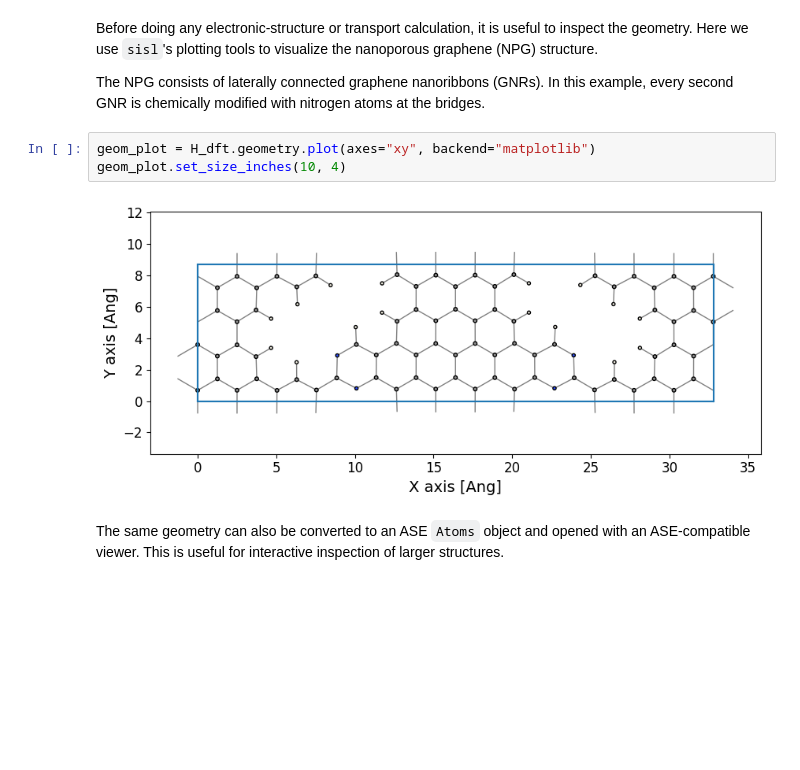
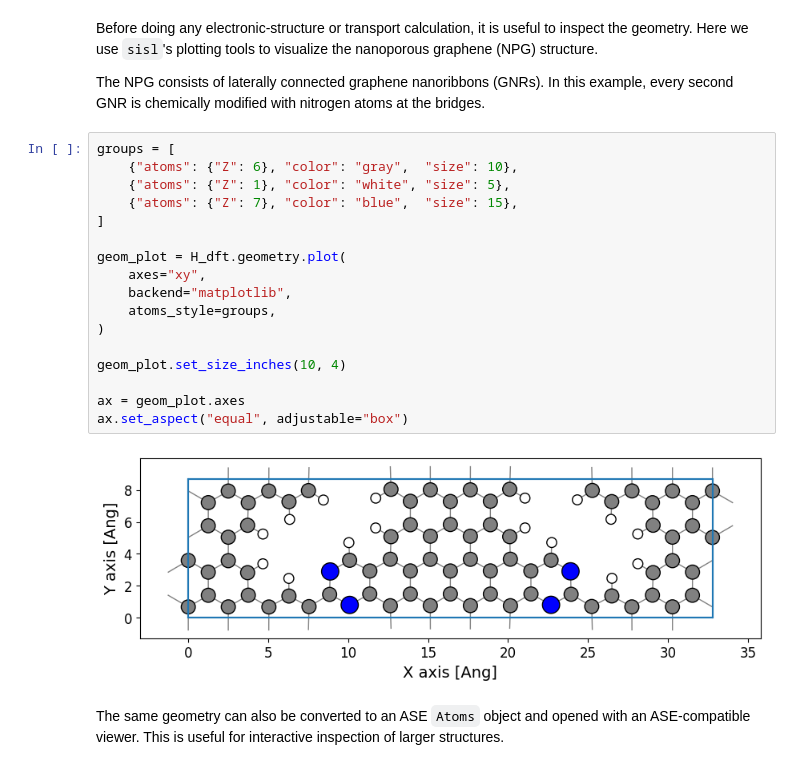
Before and after one commit to alananaya230798/Transiesta_School_2026, a Jupyter notebook: Orbital_Pruning/Orbital_Pruning.ipynb, the cells around one changed output. Drawn from its saved outputs; the diff is of its cells as text; blank space fills up the shorter version.

```diff
--- a/Orbital_Pruning/Orbital_Pruning.ipynb
+++ b/Orbital_Pruning/Orbital_Pruning.ipynb
@@ -71,10 +71,24 @@ Before doing any electronic-structure or transport calculation, it is useful to
 
 The NPG consists of laterally connected graphene nanoribbons (GNRs). In this example, every second GNR is chemically modified with nitrogen atoms at the bridges.
 # %%
-geom_plot = H_dft.geometry.plot(axes="xy", backend="matplotlib")
+groups = [
+    {"atoms": {"Z": 6}, "color": "gray",  "size": 10},
+    {"atoms": {"Z": 1}, "color": "white", "size": 5},
+    {"atoms": {"Z": 7}, "color": "blue",  "size": 15},
+]
+
+geom_plot = H_dft.geometry.plot(
+    axes="xy",
+    backend="matplotlib",
+    atoms_style=groups,
+)
+
 geom_plot.set_size_inches(10, 4)
+
+ax = geom_plot.axes
+ax.set_aspect("equal", adjustable="box")
 # %% [output]
-[figure, old version]
+[figure, new version]
 # %% [markdown]
 The same geometry can also be converted to an ASE `Atoms` object and opened with an ASE-compatible viewer. This is useful for interactive inspection of larger structures.
 # %% [markdown]
```
Also changed, not shown: parts of 36 cells of this notebook, 1 other file.
